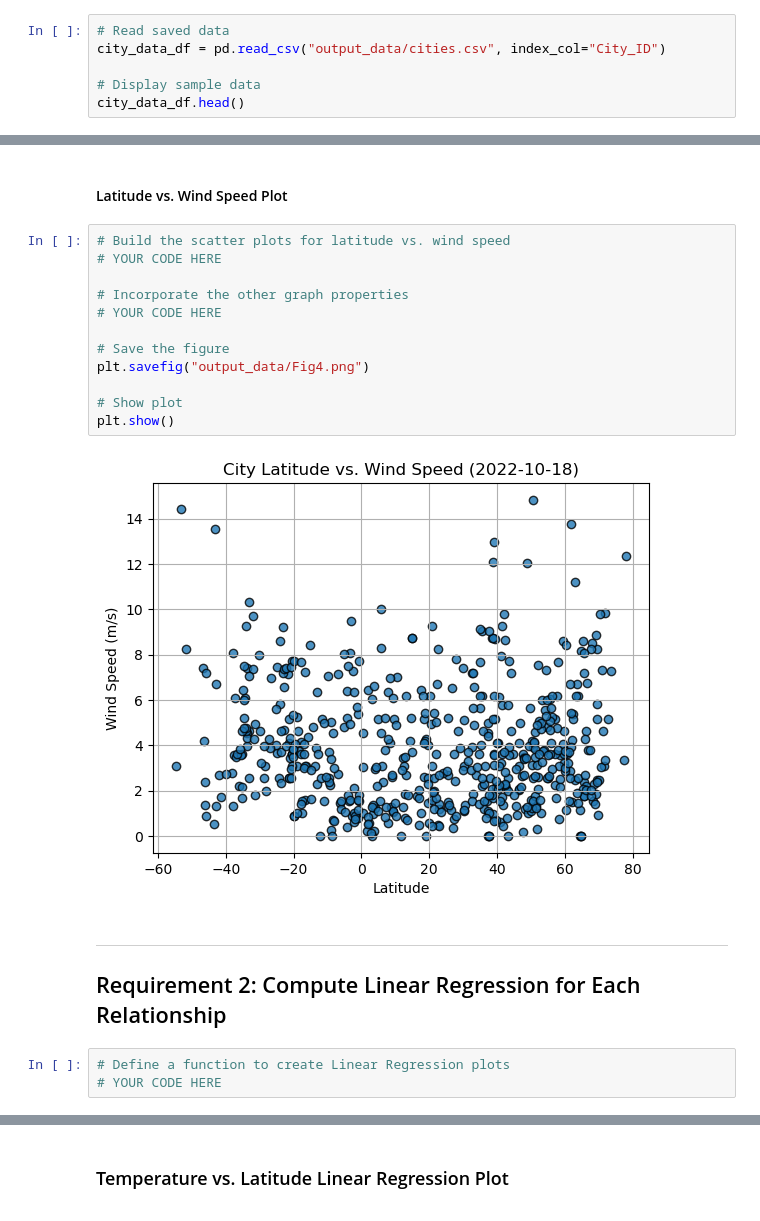
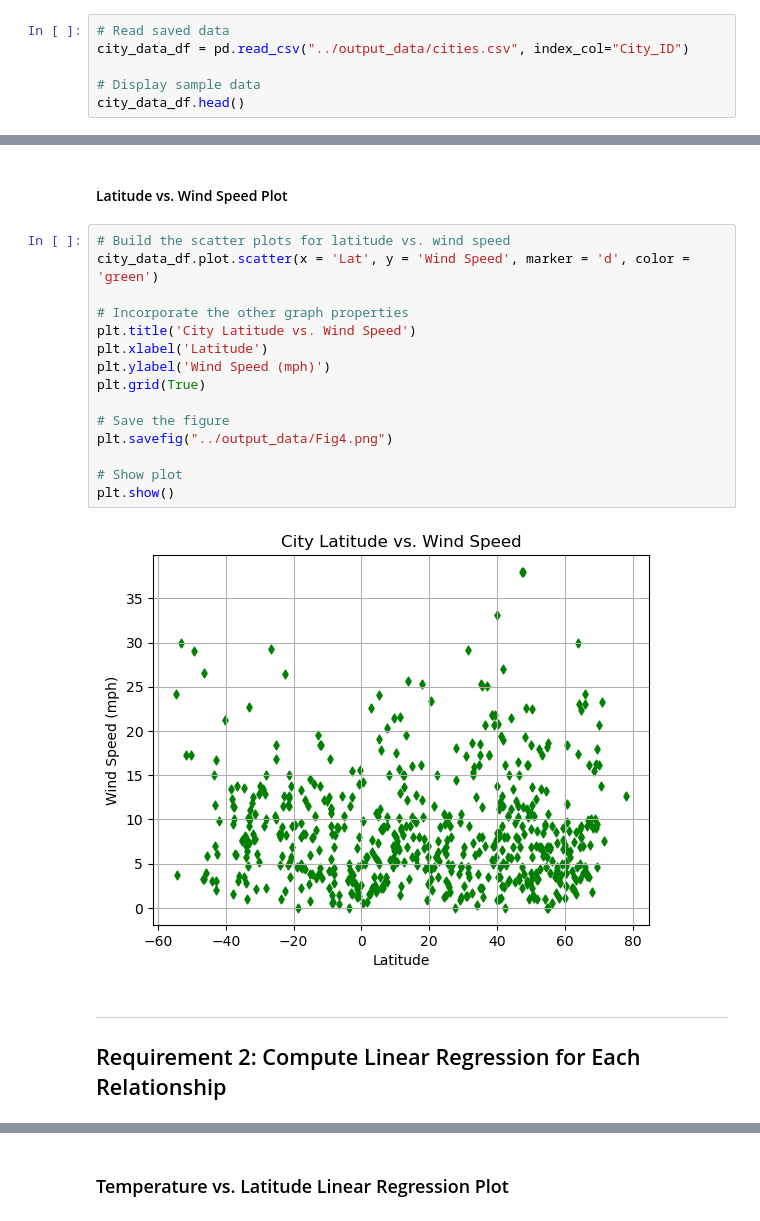
Before and after one commit to blanc88/pythonapi-challenge, a Jupyter notebook: WeatherPy/WeatherPy copy.ipynb, the cells around one changed output, grey strips where cells are left out. Drawn from its saved outputs; the diff is of its cells as text.

```diff
--- a/WeatherPy/WeatherPy copy.ipynb
+++ b/WeatherPy/WeatherPy copy.ipynb
@@ -192,6 +200,6 @@ city_data_df.to_csv("output_data/cities.csv", index_label="City_ID")
 # %%
 # Read saved data
-city_data_df = pd.read_csv("output_data/cities.csv", index_col="City_ID")
+city_data_df = pd.read_csv("../output_data/cities.csv", index_col="City_ID")
 
 # Display sample data
 city_data_df.head()
@@ -257,22 +274,22 @@ plt.show()
 #### Latitude vs. Wind Speed Plot
 # %%
 # Build the scatter plots for latitude vs. wind speed
-# YOUR CODE HERE
+city_data_df.plot.scatter(x = 'Lat', y = 'Wind Speed', marker = 'd', color = 'green')
 
 # Incorporate the other graph properties
-# YOUR CODE HERE
+plt.title('City Latitude vs. Wind Speed')
+plt.xlabel('Latitude')
+plt.ylabel('Wind Speed (mph)')
+plt.grid(True)
 
 # Save the figure
-plt.savefig("output_data/Fig4.png")
+plt.savefig("../output_data/Fig4.png")
 
 # Show plot
 plt.show()
 # %% [output]
-[figure, old version]
+[figure, new version]
 # %% [markdown]
 ---
 
 ## Requirement 2: Compute Linear Regression for Each Relationship
-# %%
-# Define a function to create Linear Regression plots
-# YOUR CODE HERE
```
Also changed, not shown: parts of 32 cells of this notebook, 9 other files.
